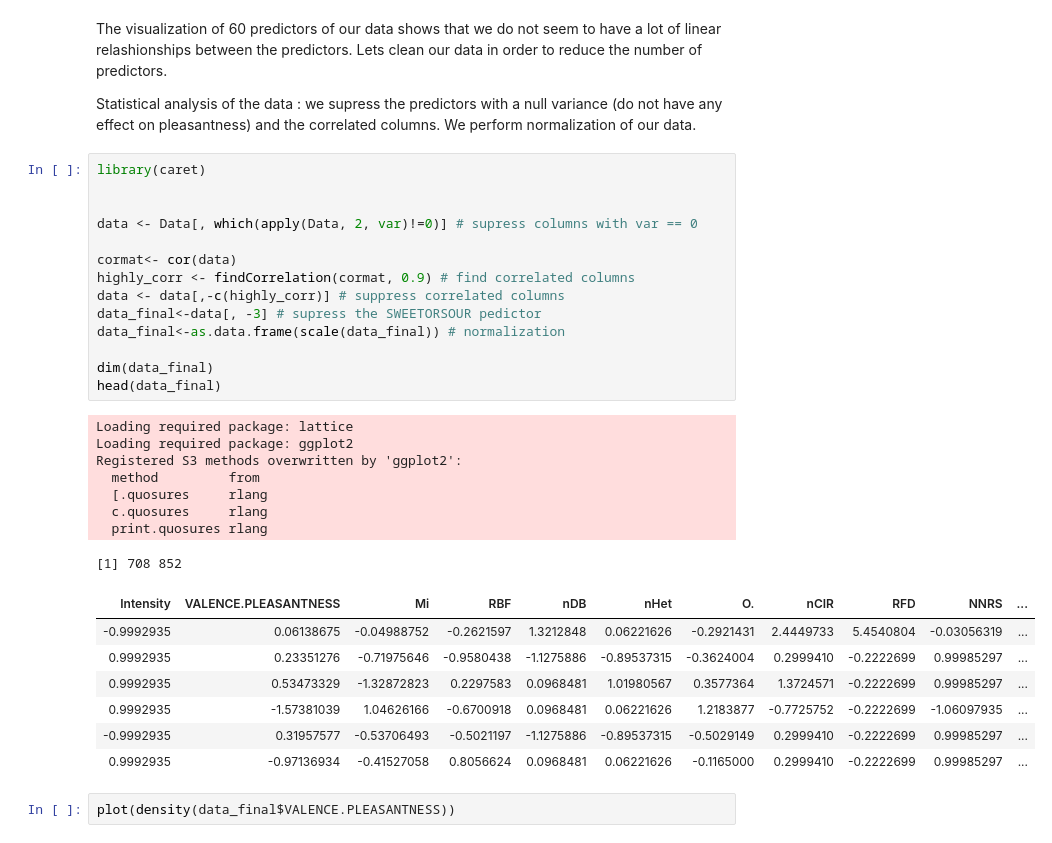
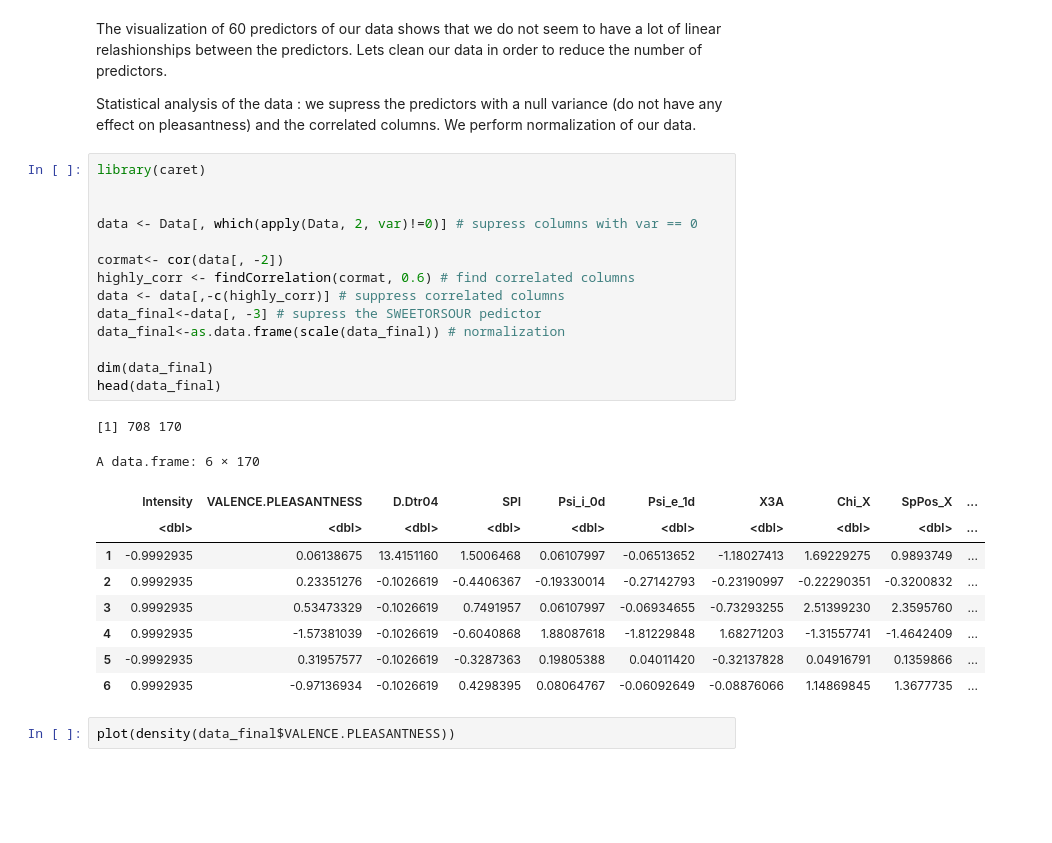
Before and after one commit to Alicia-max/BIO322-Regression, a Jupyter notebook: src/Exploration.ipynb, the cells around one changed output. Cells and saved outputs as stored; diff of their text form; blank space fills up the shorter version.

```diff
--- a/src/Exploration.ipynb
+++ b/src/Exploration.ipynb
@@ -71,33 +75,28 @@ We perform normalization of our data.
 # %%
 library(caret)
 
 
 data <- Data[, which(apply(Data, 2, var)!=0)] # supress columns with var == 0
 
-cormat<- cor(data)
-highly_corr <- findCorrelation(cormat, 0.9) # find correlated columns
+cormat<- cor(data[, -2])
+highly_corr <- findCorrelation(cormat, 0.6) # find correlated columns
 data <- data[,-c(highly_corr)] # suppress correlated columns
 data_final<-data[, -3] # supress the SWEETORSOUR pedictor
 data_final<-as.data.frame(scale(data_final)) # normalization
 
 dim(data_final)
 head(data_final)
 # %% [output]
-Loading required package: lattice
-Loading required package: ggplot2
-Registered S3 methods overwritten by 'ggplot2':
-  method         from
-  [.quosures     rlang
-  c.quosures     rlang
-  print.quosures rlang
+[1] 708 170
-[1] 708 852
+A data.frame: 6 × 170
-| Intensity | VALENCE.PLEASANTNESS | Mi | RBF | nDB | nHet | O. | nCIR | RFD | NNRS | ... |
-| -0.9992935 | 0.06138675 | -0.04988752 | -0.2621597 | 1.3212848 | 0.06221626 | -0.2921431 | 2.4449733 | 5.4540804 | -0.03056319 | ... |
-| 0.9992935 | 0.23351276 | -0.71975646 | -0.9580438 | -1.1275886 | -0.89537315 | -0.3624004 | 0.2999410 | -0.2222699 | 0.99985297 | ... |
-| 0.9992935 | 0.53473329 | -1.32872823 | 0.2297583 | 0.0968481 | 1.01980567 | 0.3577364 | 1.3724571 | -0.2222699 | 0.99985297 | ... |
-| 0.9992935 | -1.57381039 | 1.04626166 | -0.6700918 | 0.0968481 | 0.06221626 | 1.2183877 | -0.7725752 | -0.2222699 | -1.06097935 | ... |
-| -0.9992935 | 0.31957577 | -0.53706493 | -0.5021197 | -1.1275886 | -0.89537315 | -0.5029149 | 0.2999410 | -0.2222699 | 0.99985297 | ... |
-| 0.9992935 | -0.97136934 | -0.41527058 | 0.8056624 | 0.0968481 | 0.06221626 | -0.1165000 | 0.2999410 | -0.2222699 | 0.99985297 | ... |
+|  | Intensity | VALENCE.PLEASANTNESS | D.Dtr04 | SPI | Psi_i_0d | Psi_e_1d | X3A | Chi_X | SpPos_X | ... |
+|  | <dbl> | <dbl> | <dbl> | <dbl> | <dbl> | <dbl> | <dbl> | <dbl> | <dbl> | ... |
+| 1 | -0.9992935 | 0.06138675 | 13.4151160 | 1.5006468 | 0.06107997 | -0.06513652 | -1.18027413 | 1.69229275 | 0.9893749 | ... |
+| 2 | 0.9992935 | 0.23351276 | -0.1026619 | -0.4406367 | -0.19330014 | -0.27142793 | -0.23190997 | -0.22290351 | -0.3200832 | ... |
+| 3 | 0.9992935 | 0.53473329 | -0.1026619 | 0.7491957 | 0.06107997 | -0.06934655 | -0.73293255 | 2.51399230 | 2.3595760 | ... |
+| 4 | 0.9992935 | -1.57381039 | -0.1026619 | -0.6040868 | 1.88087618 | -1.81229848 | 1.68271203 | -1.31557741 | -1.4642409 | ... |
+| 5 | -0.9992935 | 0.31957577 | -0.1026619 | -0.3287363 | 0.19805388 | 0.04011420 | -0.32137828 | 0.04916791 | 0.1359866 | ... |
+| 6 | 0.9992935 | -0.97136934 | -0.1026619 | 0.4298395 | 0.08064767 | -0.06092649 | -0.08876066 | 1.14869845 | 1.3677735 | ... |
 # %%
 plot(density(data_final$VALENCE.PLEASANTNESS))
 # %% [output]
```
Also changed, not shown: parts of 19 cells of this notebook.
